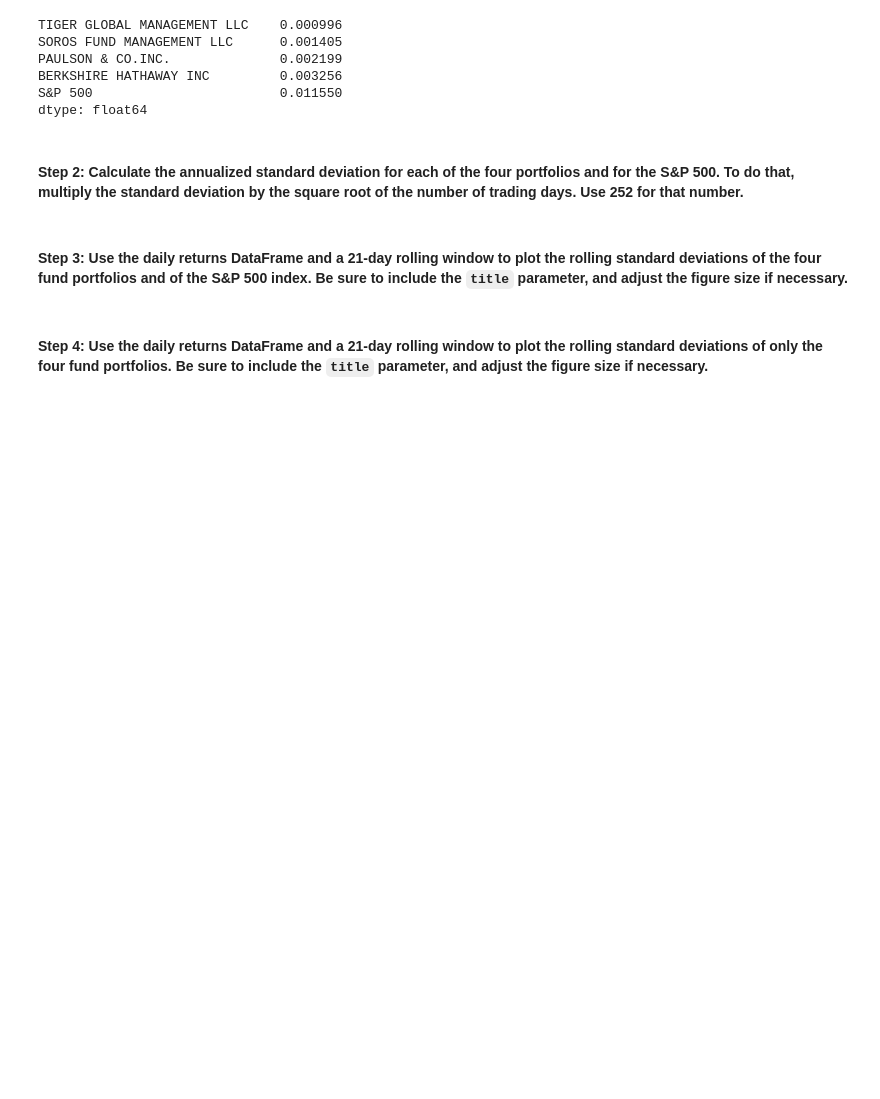
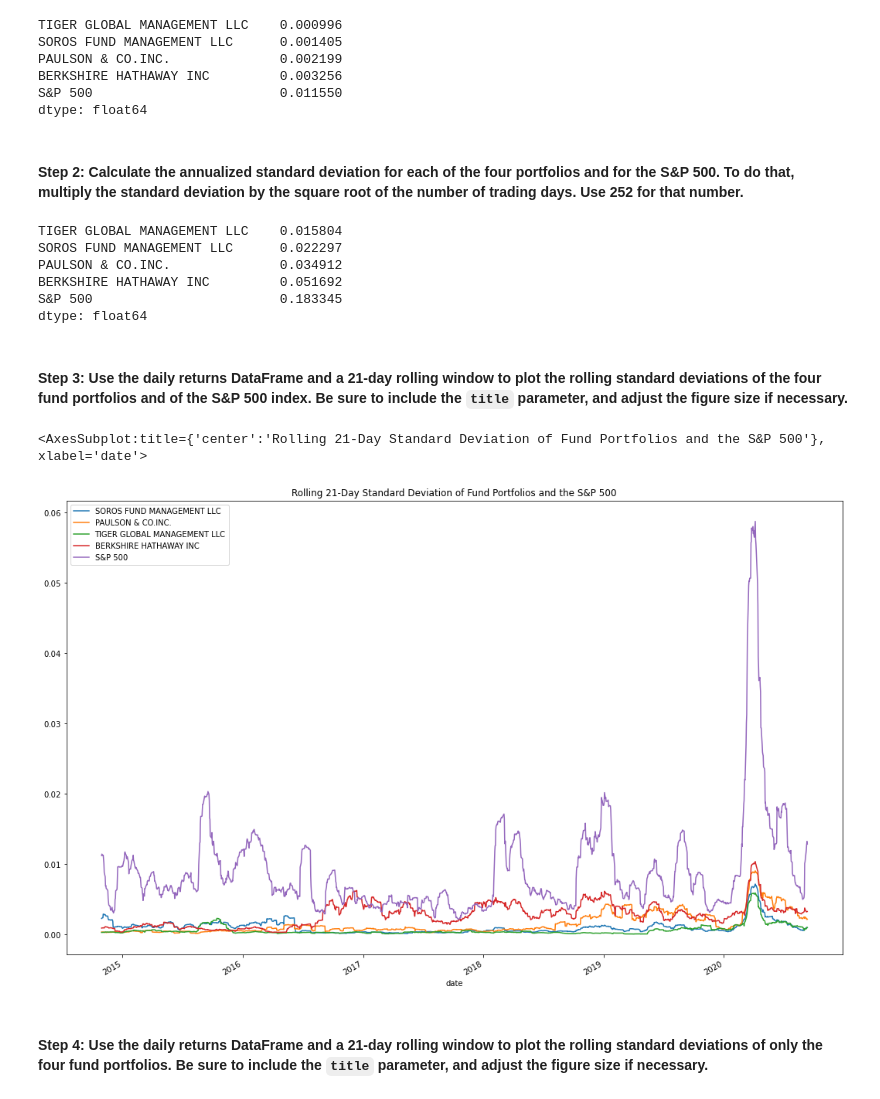
Before and after one commit to joshuacreveling/Module_4_Challenge_Assignment, a Jupyter notebook: risk_return_analysis.ipynb, the cells around one changed output. Saved outputs shown, nothing was run; the diff lists cells and outputs as text; code cells hidden in the pictures; blank space fills up the shorter version.

```diff
--- a/risk_return_analysis.ipynb
+++ b/risk_return_analysis.ipynb
@@ -260,14 +262,27 @@ dtype: float64
 # %%
 # Calculate and sort the annualized standard deviation (252 trading days) of the 4 portfolios and the S&P 500
 # Review the annual standard deviations smallest to largest
-# YOUR CODE HERE
+year_trading_days = 252
+annualized_standard_deviation = whale_daily_returns.std() * (year_trading_days) ** (1/2)
+
+annualized_standard_deviation.sort_values()
+# %% [output]
+TIGER GLOBAL MANAGEMENT LLC    0.015804
+SOROS FUND MANAGEMENT LLC      0.022297
+PAULSON & CO.INC.              0.034912
+BERKSHIRE HATHAWAY INC         0.051692
+S&P 500                        0.183345
+dtype: float64
 # %% [markdown]
 #### Step 3: Use the daily returns DataFrame and a 21-day rolling window to plot the rolling standard deviations of the four fund portfolios and of the S&P 500 index. Be sure to include the `title` parameter, and adjust the figure size if necessary.
 # %%
 # Using the daily returns DataFrame and a 21-day rolling window,
 # plot the rolling standard deviation of the 4 portfolios and the S&P 500
 # Include a title parameter and adjust the figure size
-# YOUR CODE HERE
+whale_daily_returns.rolling(window = 21).std().plot(figsize = (18,12), title = "Rolling 21-Day Standard Deviation of Fund Portfolios and the S&P 500")
+# %% [output]
+<AxesSubplot:title={'center':'Rolling 21-Day Standard Deviation of Fund Portfolios and the S&P 500'}, xlabel='date'>
+[figure, added]
 # %% [markdown]
 #### Step 4: Use the daily returns DataFrame and a 21-day rolling window to plot the rolling standard deviations of only the four fund portfolios. Be sure to include the `title` parameter, and adjust the figure size if necessary.
 # %%
```
Also changed, not shown: parts of 13 cells of this notebook.
